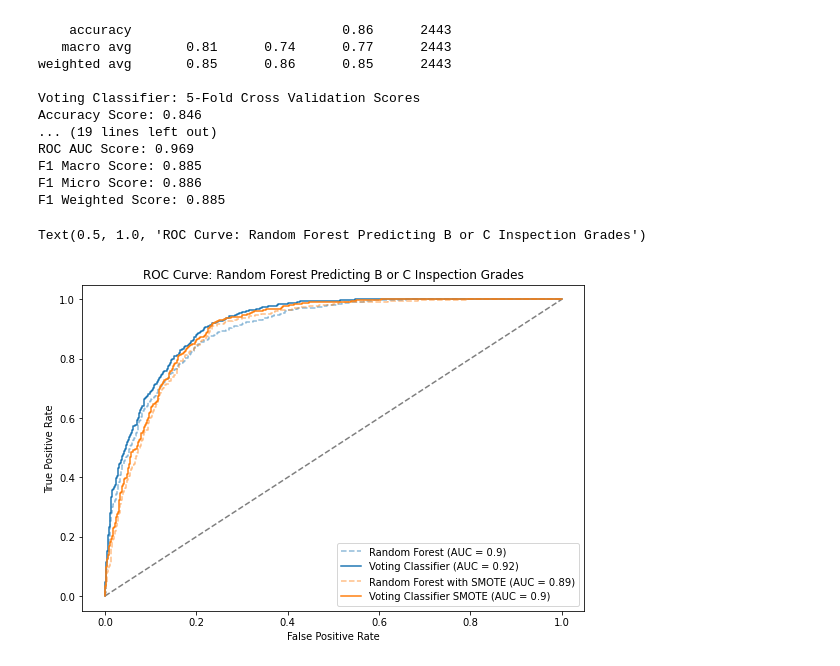
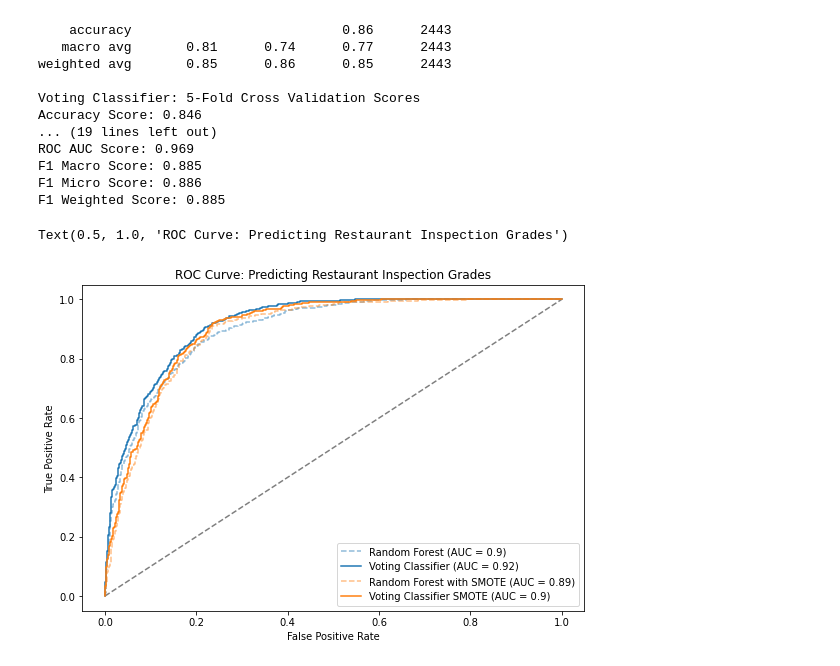
Before and after one commit to mraottth/API-222B, a Jupyter notebook: final_report.ipynb, the cells around one changed output. Drawn from its saved outputs; the diff is of its cells as text; code cells hidden in the pictures.

```diff
--- a/final_report.ipynb
+++ b/final_report.ipynb
@@ -712,25 +712,25 @@ F1 Weighted Score: 0.885
 # %%
 # Get predicted probabilites and calc roc curve for rf and rf_smote
 y_pred_prob_sm = rf_smote.predict_proba(X_test_smote)[:,1]
 fpr_sm, tpr_sm, thresholds_sm = roc_curve(y_test_smote, y_pred_prob_sm, pos_label='B or C')
 y_pred_prob = rf.predict_proba(X_test)[:,1]
 fpr, tpr, thresholds = roc_curve(y_test, y_pred_prob, pos_label='B or C')
 y_pred_prob_vc = vc.predict_proba(X_test)[:,1]
 fpr_vc, tpr_vc, thresholds_vc = roc_curve(y_test, y_pred_prob_vc, pos_label='B or C')
 y_pred_prob_vc_sm = vc_sm.predict_proba(X_test_smote)[:,1]
 fpr_vc_sm, tpr_vc_sm, thresholds_vc_sm = roc_curve(y_test_smote, y_pred_prob_vc_sm, pos_label='B or C')
 
 # Plot
 fig, ax = plt.subplots(figsize=(9,6))
 plt.plot([0, 1], [0, 1], 'k--', alpha=0.5)
 plt.plot(fpr, tpr, alpha=0.5, linestyle='--', label='Random Forest (AUC = ' + str(round(roc_auc_score(y_test, y_pred_prob),2)) + ')', color='tab:blue')
 plt.plot(fpr_vc, tpr_vc, label='Voting Classifier (AUC = ' + str(round(roc_auc_score(y_test, y_pred_prob_vc),2)) + ')', color='tab:blue')
 plt.plot(fpr_sm, tpr_sm, alpha=0.5, linestyle='--', label='Random Forest with SMOTE (AUC = ' + str(round(roc_auc_score(y_test_smote, y_pred_prob_sm),2)) + ')', color='tab:orange')
 plt.plot(fpr_vc_sm, tpr_vc_sm, label='Voting Classifier SMOTE (AUC = ' + str(round(roc_auc_score(y_test_smote, y_pred_prob_vc_sm),2)) + ')', color='tab:orange')
 plt.legend(loc="lower right")
 plt.xlabel('False Positive Rate')
 plt.ylabel('True Positive Rate')
-plt.title('ROC Curve: Random Forest Predicting B or C Inspection Grades')
+plt.title('ROC Curve: Predicting Restaurant Inspection Grades')
 # %% [output]
-Text(0.5, 1.0, 'ROC Curve: Random Forest Predicting B or C Inspection Grades')
+Text(0.5, 1.0, 'ROC Curve: Predicting Restaurant Inspection Grades')
-[figure, old version]
+[figure, new version]
```
